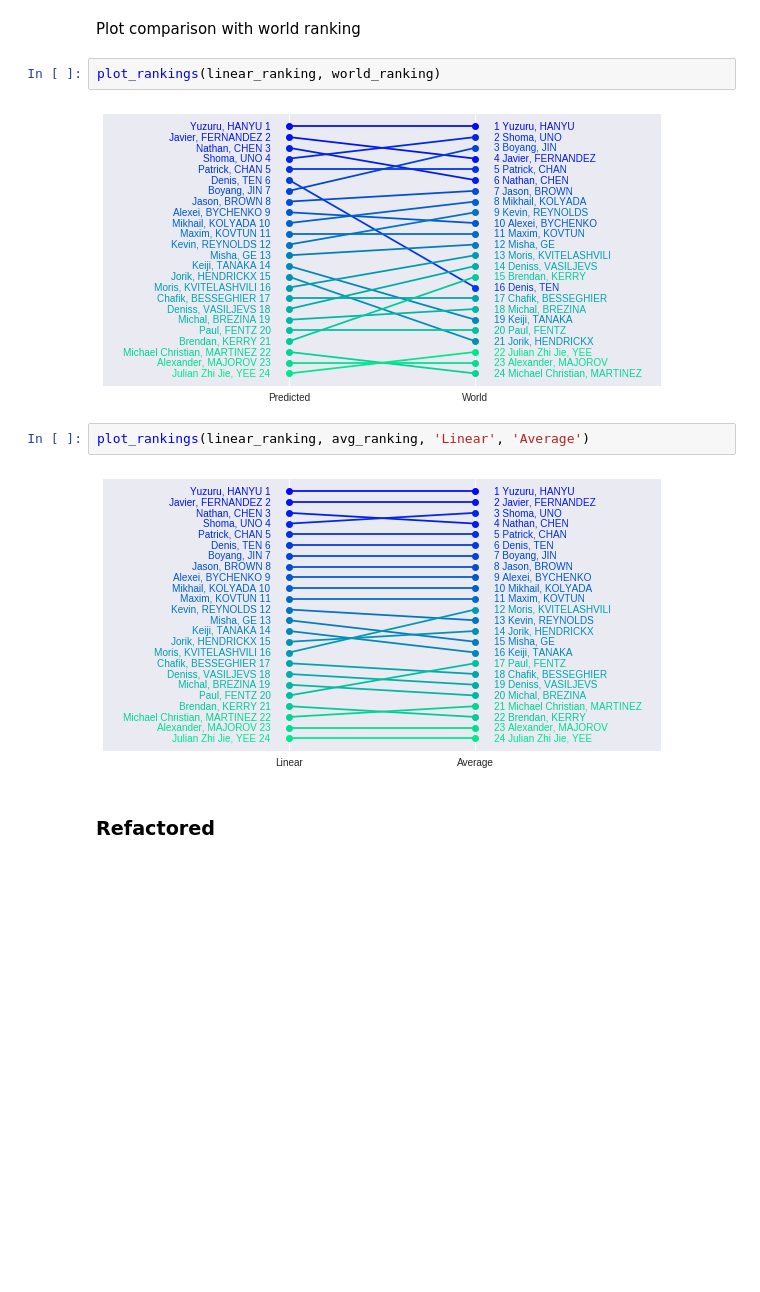
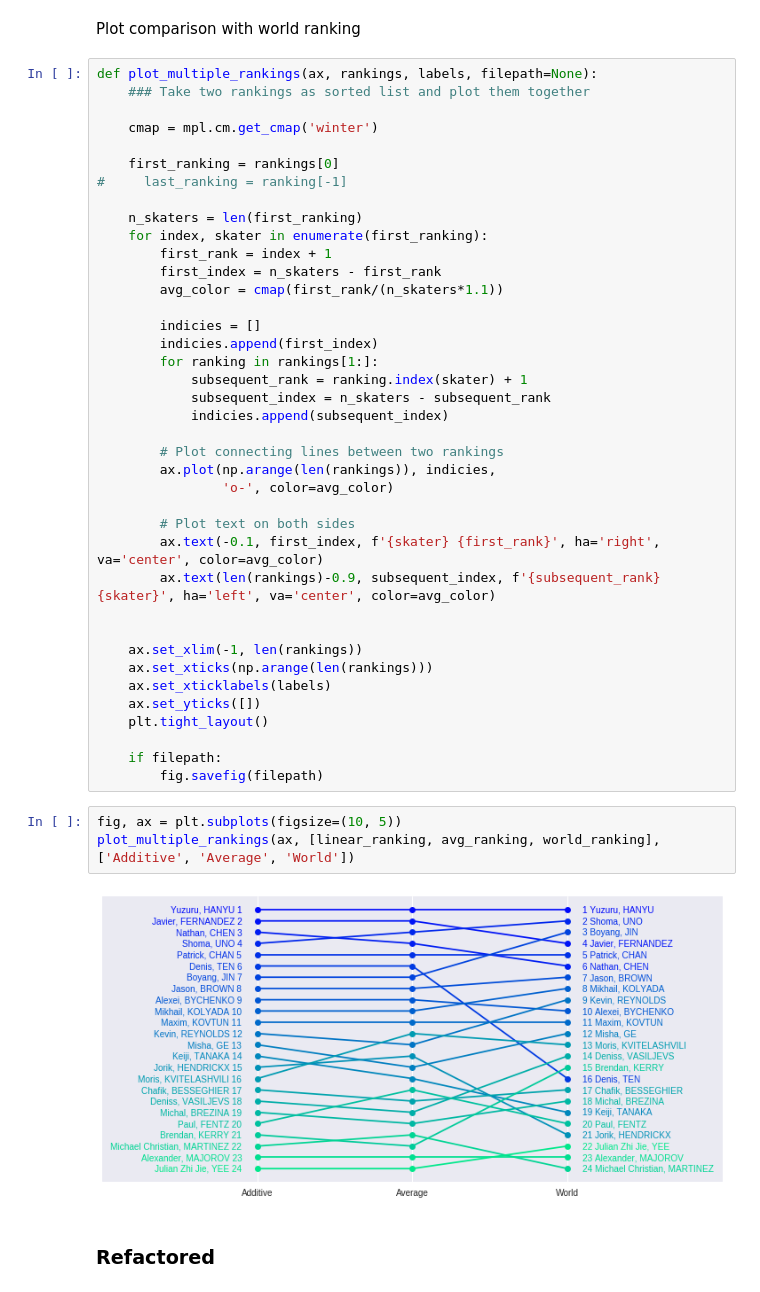
Before and after one commit to khanhnguyendata/skate_predict, a Jupyter notebook: analysis.ipynb, the cells around one changed output. Saved outputs shown, nothing was run; the diff lists cells and outputs as text; blank space fills up the shorter version.

```diff
--- a/analysis.ipynb
+++ b/analysis.ipynb
@@ -422,13 +577,49 @@ There are 239 concordant_pairs out of 276 pairs
 # %% [markdown]
 Plot comparison with world ranking
-# %%
-plot_rankings(linear_ranking, world_ranking)
-# %% [output]
-[figure, removed]
-# %%
-plot_rankings(linear_ranking, avg_ranking, 'Linear', 'Average')
-# %% [output]
-[figure, removed]
+# %%
+def plot_multiple_rankings(ax, rankings, labels, filepath=None):
+    ### Take two rankings as sorted list and plot them together
+
+    cmap = mpl.cm.get_cmap('winter')
+
+    first_ranking = rankings[0]
+#     last_ranking = ranking[-1]
+
+    n_skaters = len(first_ranking)
+    for index, skater in enumerate(first_ranking):
+        first_rank = index + 1
+        first_index = n_skaters - first_rank
+        avg_color = cmap(first_rank/(n_skaters*1.1))
+
+        indicies = []
+        indicies.append(first_index)
+        for ranking in rankings[1:]:
+            subsequent_rank = ranking.index(skater) + 1
+            subsequent_index = n_skaters - subsequent_rank
+            indicies.append(subsequent_index)
+
+        # Plot connecting lines between two rankings
+        ax.plot(np.arange(len(rankings)), indicies,
+                'o-', color=avg_color)
+
+        # Plot text on both sides
+        ax.text(-0.1, first_index, f'{skater} {first_rank}', ha='right', va='center', color=avg_color)
+        ax.text(len(rankings)-0.9, subsequent_index, f'{subsequent_rank} {skater}', ha='left', va='center', color=avg_color)
+
+
+    ax.set_xlim(-1, len(rankings))
+    ax.set_xticks(np.arange(len(rankings)))
+    ax.set_xticklabels(labels)
+    ax.set_yticks([])
+    plt.tight_layout()
+
+    if filepath:
+        fig.savefig(filepath)
+# %%
+fig, ax = plt.subplots(figsize=(10, 5))
+plot_multiple_rankings(ax, [linear_ranking, avg_ranking, world_ranking], ['Additive', 'Average', 'World'])
+# %% [output]
+[figure, added]
 # %% [markdown]
 ### Refactored
 # %%
```
Also changed, not shown: parts of 34 cells of this notebook.
